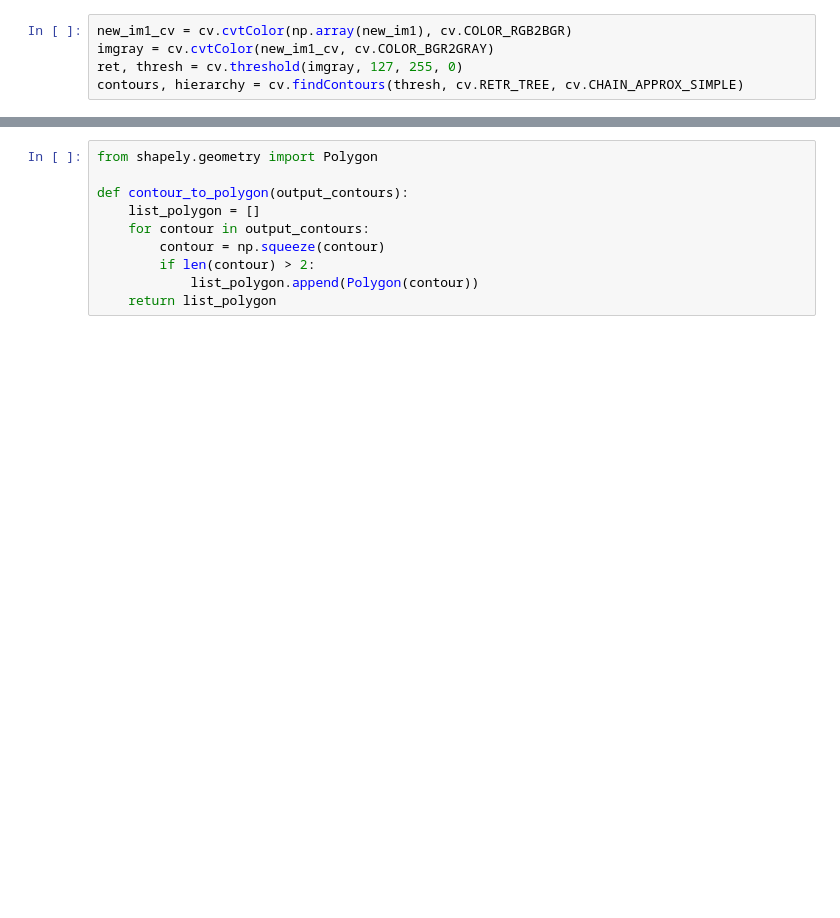
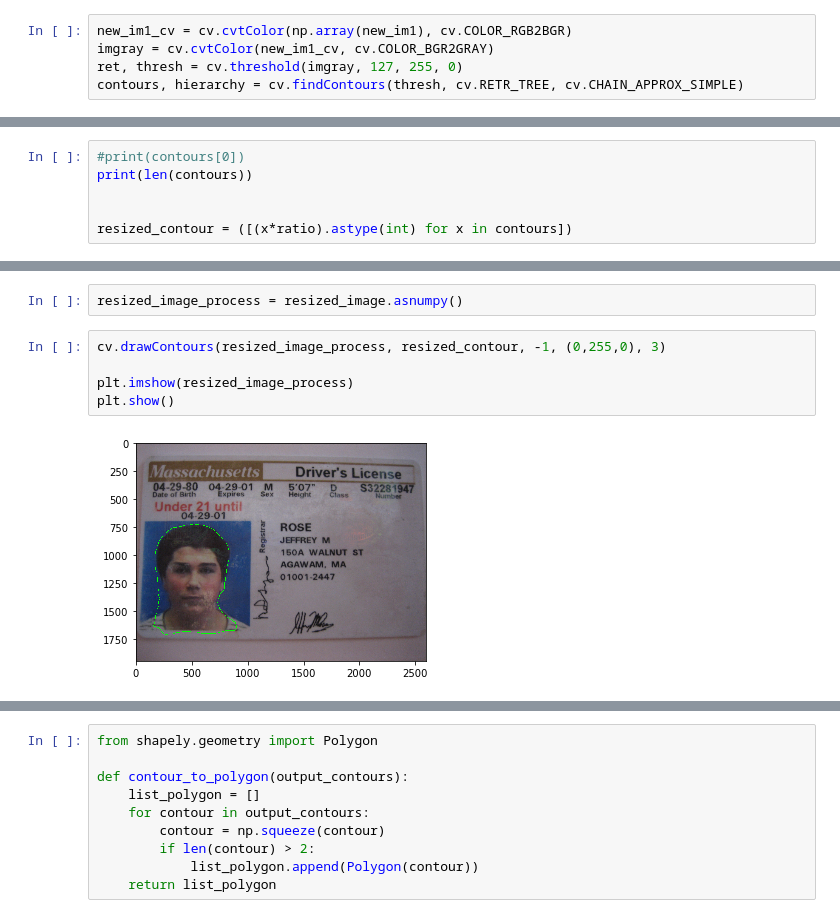
Before and after one commit to agathe-balayn/man_machine_image_privatisation, a Jupyter notebook: test_deeplab.ipynb, the cells around one changed output, grey strips where cells are left out. Cells and saved outputs as stored; diff of their text form; blank space fills up the shorter version.

```diff
--- a/test_deeplab.ipynb
+++ b/test_deeplab.ipynb
@@ -200,0 +203,6 @@ print(len(contours))
+# %%
+#print(contours[0])
+print(len(contours))
+
+
+resized_contour = ([(x*ratio).astype(int) for x in contours])
@@ -201,3 +232,12 @@ print(len(contours))
+# %%
+resized_image_process = resized_image.asnumpy()
+# %%
+cv.drawContours(resized_image_process, resized_contour, -1, (0,255,0), 3)
+
+plt.imshow(resized_image_process)
+plt.show()
+# %% [output]
+[figure, added]
 # %%
 %matplotlib inline
 #The line above is necesary to show Matplotlib's plots inside a Jupyter Notebook
```
Also changed, not shown: parts of 17 cells of this notebook, 3 other files.
